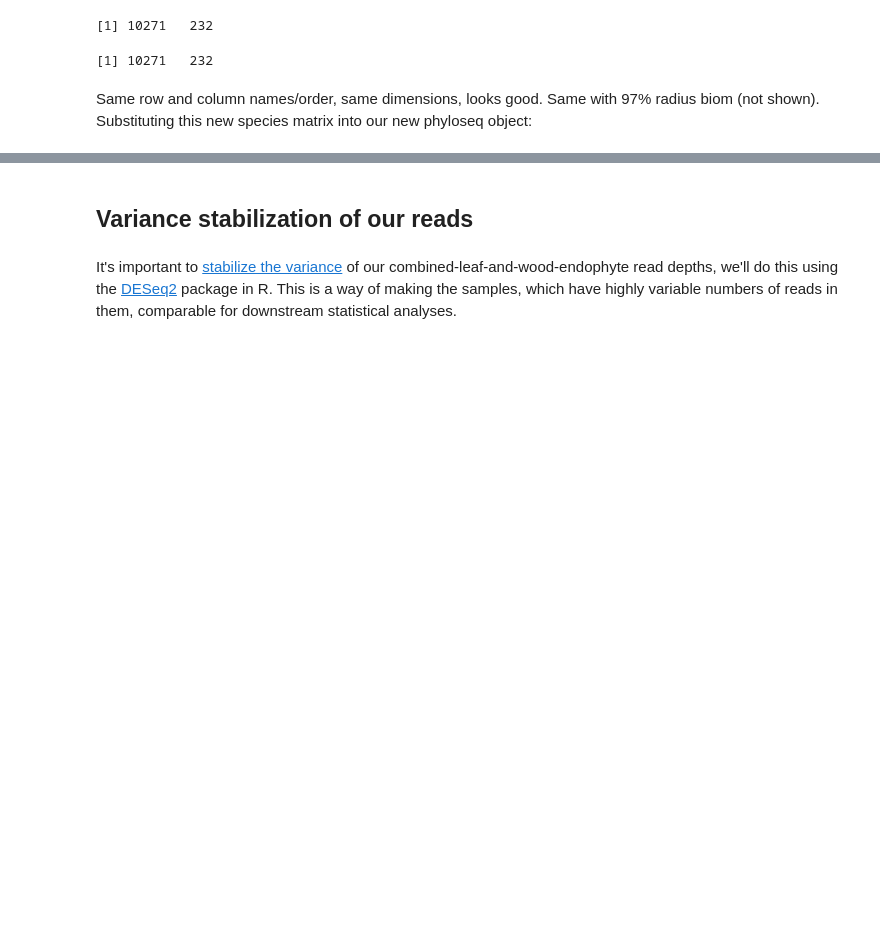
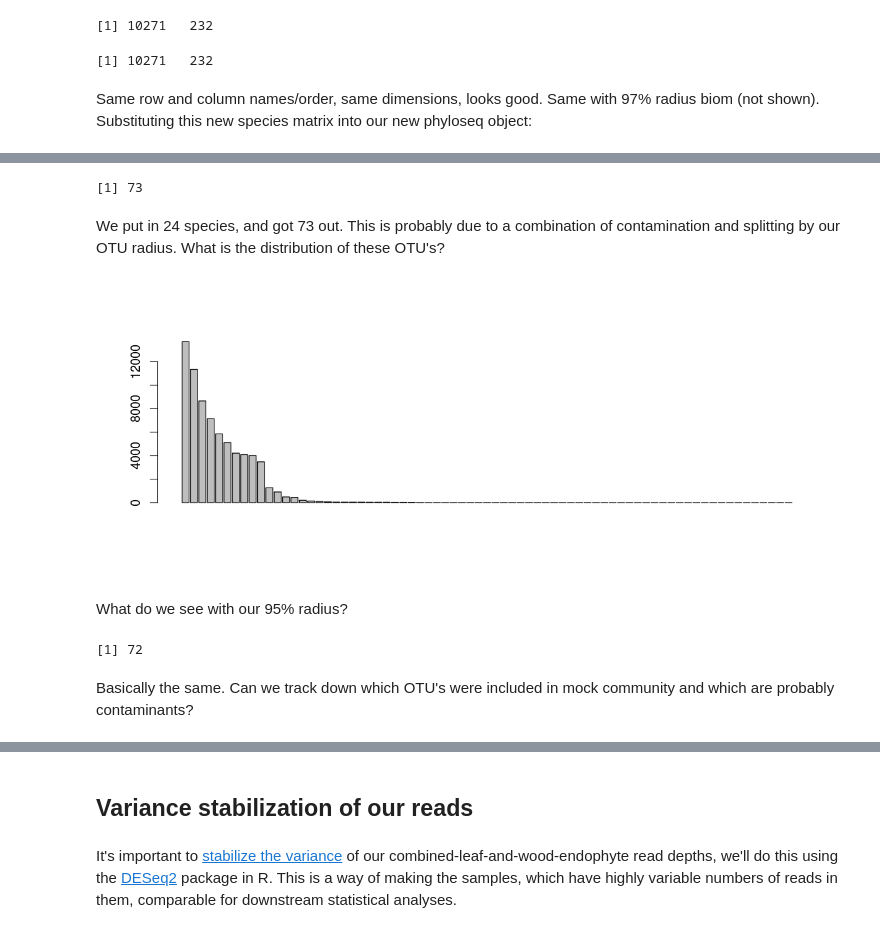
Before and after one commit to danchurch/taiwan_combined_stats, a Jupyter notebook: XylariaLeafWoodStats.ipynb, the cells around one changed output, grey strips where cells are left out. Saved outputs shown, nothing was run; the diff lists cells and outputs as text; code cells hidden in the pictures; blank space fills up the shorter version.

```diff
--- a/XylariaLeafWoodStats.ipynb
+++ b/XylariaLeafWoodStats.ipynb
@@ -226,3 +235,28 @@ biom97.nonc@otu_table@.Data <- bb97
+# %%
+aa97 <- subset_samples(biom97.nonc, SampleNumber == 'PosG')
+dangen97 <- taxa_sums(aa97)[taxa_sums(aa97) > 0]
+dangen97 <- sort(dangen97, decreasing = TRUE)
+length(dangen97)
+# %% [output]
+[1] 73
+# %% [markdown]
+We put in 24 species, and got 73 out. This is probably due to a combination of contamination and splitting by our OTU radius. What is the distribution of these OTU's?
+# %%
+options(repr.plot.width = 10, repr.plot.height = 4)
+barplot(dangen97, names.arg='')
+# %% [output]
+[figure, added]
+# %% [markdown]
+What do we see with our 95% radius?
+# %%
+aa95 <- subset_samples(biom95.nonc, SampleNumber == 'PosG')
+dangen95 <- taxa_sums(aa95)[taxa_sums(aa95) > 0]
+dangen95 <- sort(dangen95, decreasing = TRUE)
+length(dangen95)
+# %% [output]
+[1] 72
+# %% [markdown]
+Basically the same. Can we track down which OTU's were included in mock community and which are probably contaminants?
 # %% [markdown]
 <a id='deseq'></a>
 # %% [markdown]
```
Also changed, not shown: parts of 4 cells of this notebook.
